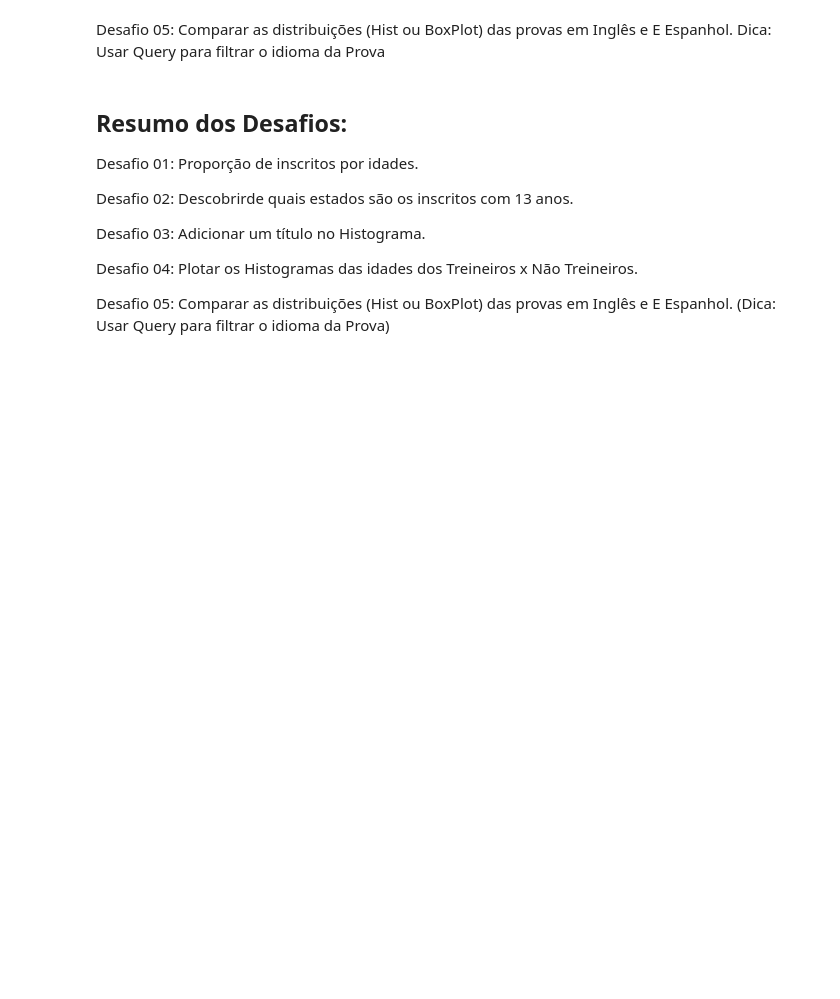
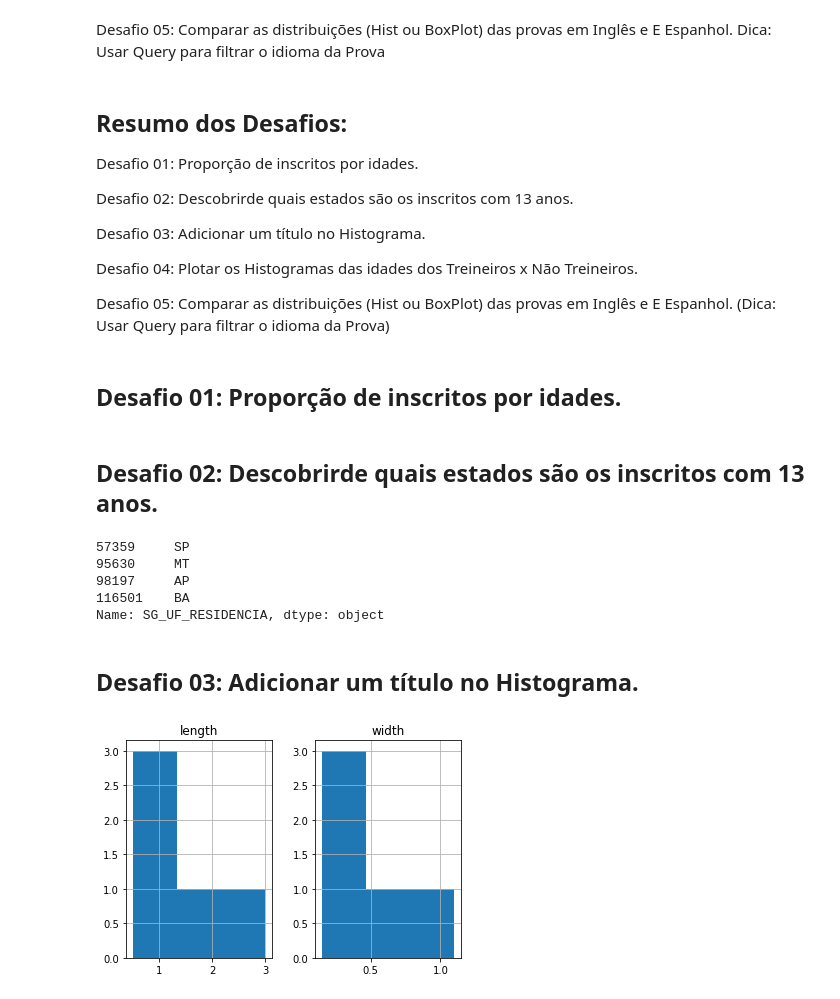
Before and after one commit to tiagorici/Alura_Imersao_Dados, a Jupyter notebook: Aula01.ipynb, the cells around one changed output. Cells and saved outputs as stored; diff of their text form; code cells hidden in the pictures; blank space fills up the shorter version.

```diff
--- a/Aula01.ipynb
+++ b/Aula01.ipynb
@@ -286,3 +286,29 @@ Desafio 03: Adicionar um título no Histograma.
 Desafio 04: Plotar os Histogramas das idades dos Treineiros x Não Treineiros.
 
 Desafio 05: Comparar as distribuições (Hist ou BoxPlot) das provas em Inglês e E Espanhol. (Dica: Usar Query para filtrar o idioma da Prova)
+# %% [markdown]
+Desafio 01: Proporção de inscritos por idades.
+---
+# %% [markdown]
+Desafio 02: Descobrirde quais estados são os inscritos com 13 anos.
+--
+# %%
+#Realiza a Query pela idade, e filtra apenas a coluna estados
+dados.query("NU_IDADE == 13") ["SG_UF_RESIDENCIA"]
+# %% [output]
+57359     SP
+95630     MT
+98197     AP
+116501    BA
+Name: SG_UF_RESIDENCIA, dtype: object
+# %% [markdown]
+Desafio 03: Adicionar um título no Histograma.
+---
+# %%
+df = pd.DataFrame({
+    'length': [1.5, 0.5, 1.2, 0.9, 3],
+    'width': [0.7, 0.2, 0.15, 0.2, 1.1]
+    }, index=['pig', 'rabbit', 'duck', 'chicken', 'horse'])
+hist = df.hist(bins=3)
+# %% [output]
+[figure, added]
```
Also changed, not shown: parts of 3 cells of this notebook.
